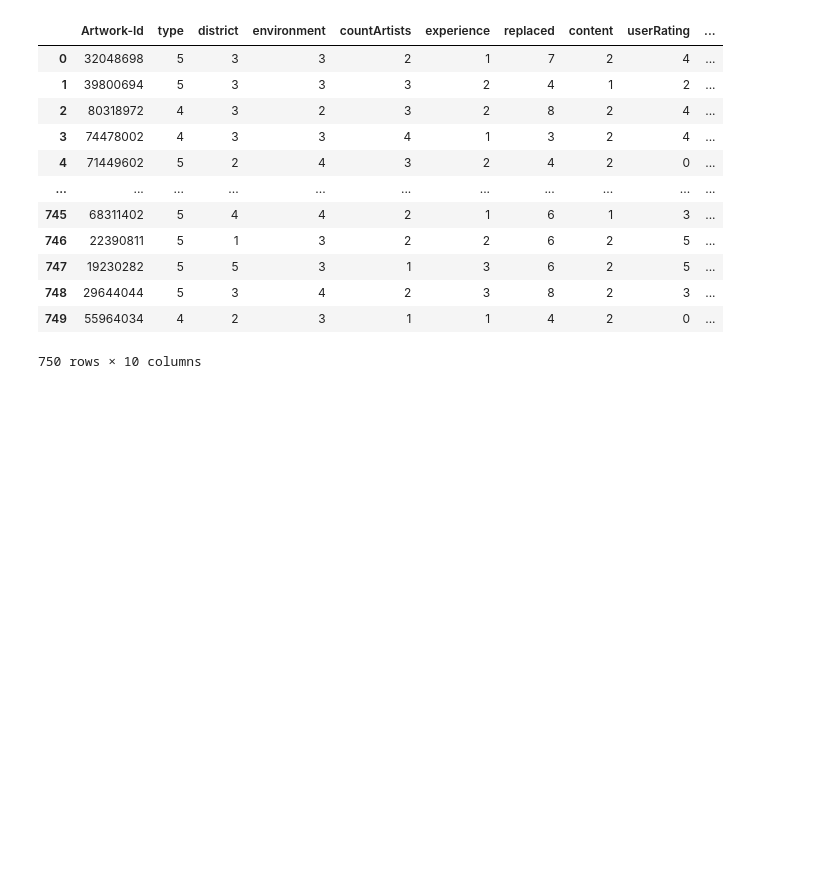
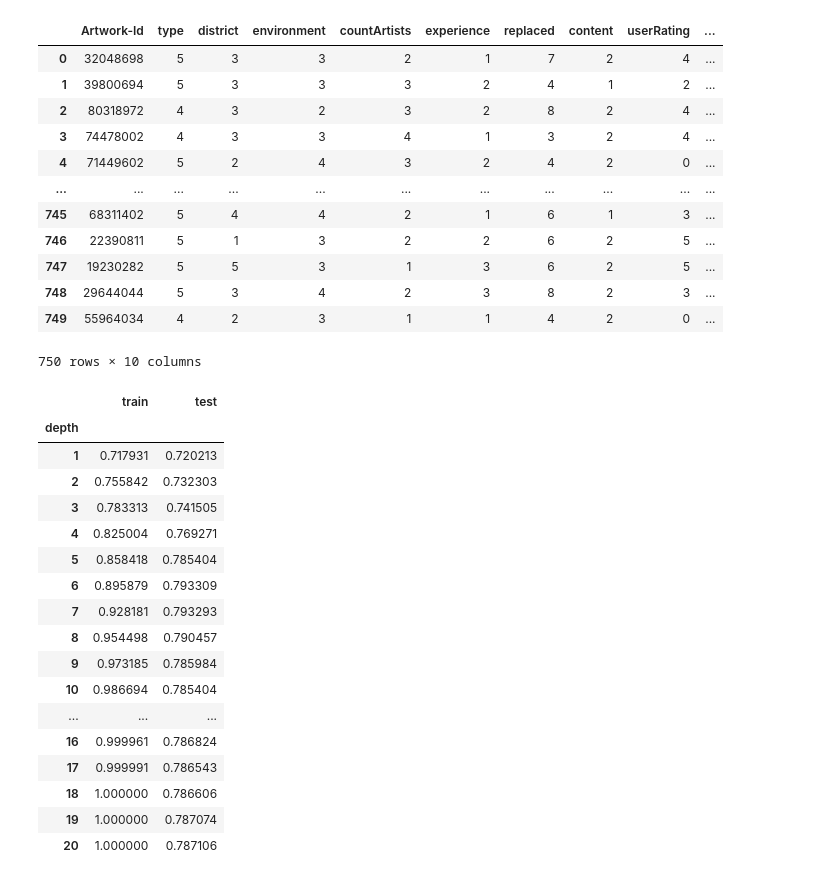
Before and after one commit to TechLabs-Berlin/st22-beautify-berlin, a Jupyter notebook: approval_classifier.ipynb, the cells around one changed output. Saved outputs shown, nothing was run; the diff lists cells and outputs as text; code cells hidden in the pictures; blank space fills up the shorter version.

```diff
--- a/approval_classifier.ipynb
+++ b/approval_classifier.ipynb
@@ -48,0 +92,39 @@ tree = DecisionTreeClassifier().fit(X_train, y_train)
+# %%
+# CALCULATE MEANS OF RESULTS
+# there were 1000 train-test-splits now and accuracy of tree classifiers were calculated for 20 different depths now
+# to minimize influence of coincidence, the mean is calculated
+
+# get number of columns of data frame
+ncols = tree_depth_data_complete.shape[1]
+
+# calculate means of accuracy on train data
+averages_train = tree_depth_data_complete.iloc[:, range(0, (ncols - 1), 2)].mean(axis=1)
+
+# calculate means of accuracy on test data
+averages_test = tree_depth_data_complete.iloc[:, range(1, ncols, 2)].mean(axis=1)
+
+# make a column for starting from 1 (as opposed to 0 based indexing in python)
+depth_index = range(1, (tree_depth_data_complete.shape[0] + 1))
+
+# combine to a df, set depth as index, then have a look at it
+means = pd.DataFrame({"depth": depth_index , "train": averages_train, "test": averages_test}).set_index("depth")
+means
+# %% [output]
+|  | train | test |
+| depth |  |  |
+| 1 | 0.717931 | 0.720213 |
+| 2 | 0.755842 | 0.732303 |
+| 3 | 0.783313 | 0.741505 |
+| 4 | 0.825004 | 0.769271 |
+| 5 | 0.858418 | 0.785404 |
+| 6 | 0.895879 | 0.793309 |
+| 7 | 0.928181 | 0.793293 |
+| 8 | 0.954498 | 0.790457 |
+| 9 | 0.973185 | 0.785984 |
+| 10 | 0.986694 | 0.785404 |
+| ... | ... | ... |
+| 16 | 0.999961 | 0.786824 |
+| 17 | 0.999991 | 0.786543 |
+| 18 | 1.000000 | 0.786606 |
+| 19 | 1.000000 | 0.787074 |
+| 20 | 1.000000 | 0.787106 |
```
Also changed, not shown: parts of 15 cells of this notebook, 1 other file.
